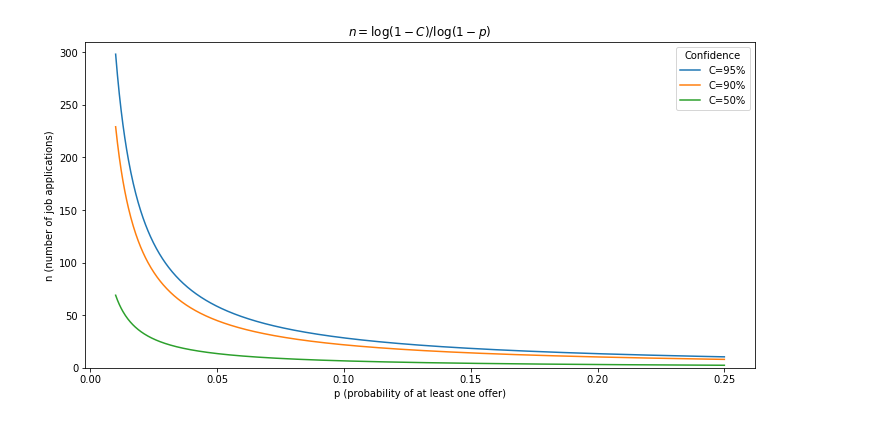
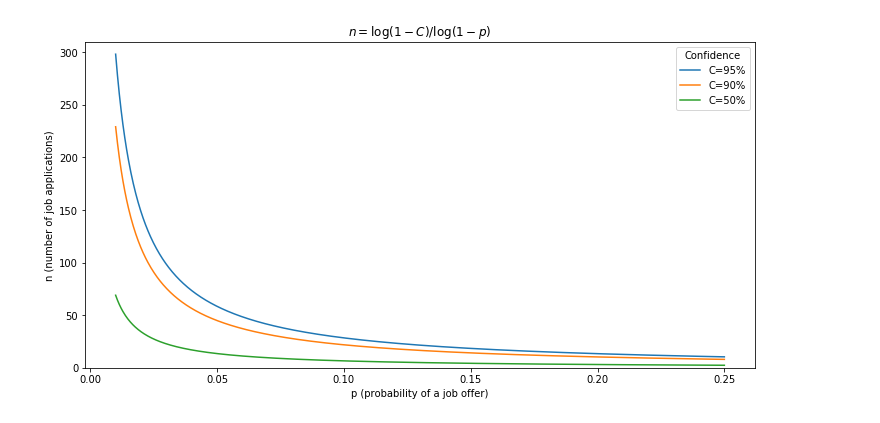
Before and after one commit to rkingery/sm-mentorship, a Jupyter notebook: the-job-hunt.ipynb, the cells around one changed output. Saved outputs shown, nothing was run; the diff lists cells and outputs as text; code cells hidden in the pictures.

```diff
--- a/the-job-hunt.ipynb
+++ b/the-job-hunt.ipynb
@@ -53,17 +55,17 @@ np.mean(p)
 # %%
 p = np.linspace(0.01,0.25,1000)
 # C = 0.95
 
 plt.figure(figsize=(12,6))
 plt.plot(p, np.log(1-0.95)/np.log(1-p), label='C=95%')
 plt.plot(p, np.log(1-0.9)/np.log(1-p), label='C=90%')
 # plt.plot(p, np.log(1-0.99)/np.log(1-p), label='99%')
 plt.plot(p, np.log(1-0.5)/np.log(1-p), label='C=50%')
-plt.xlabel('p (probability of at least one offer)')
+plt.xlabel('p (probability of a job offer)')
 plt.ylabel('n (number of job applications)')
 plt.ylim(0,310)
 plt.title('$n = \log(1-C)/\log(1-p)$')
 plt.legend(title='Confidence')
 plt.show()
 # %% [output]
-[figure, old version]
+[figure, new version]
```
Also changed, not shown: parts of 2 cells of this notebook.
